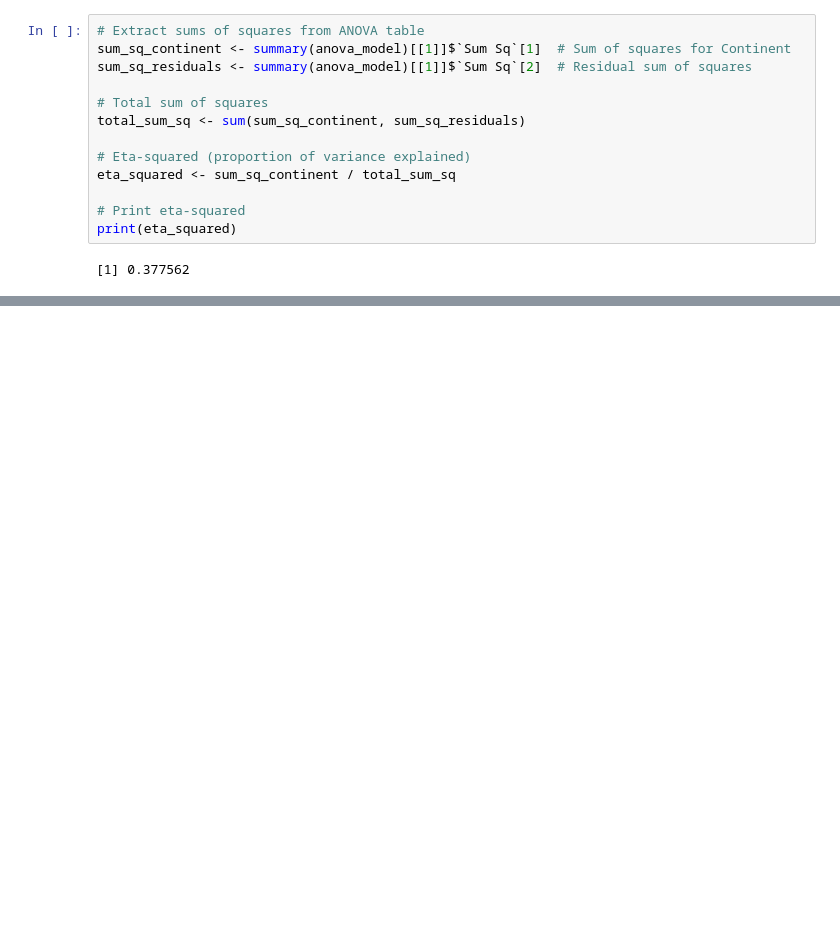
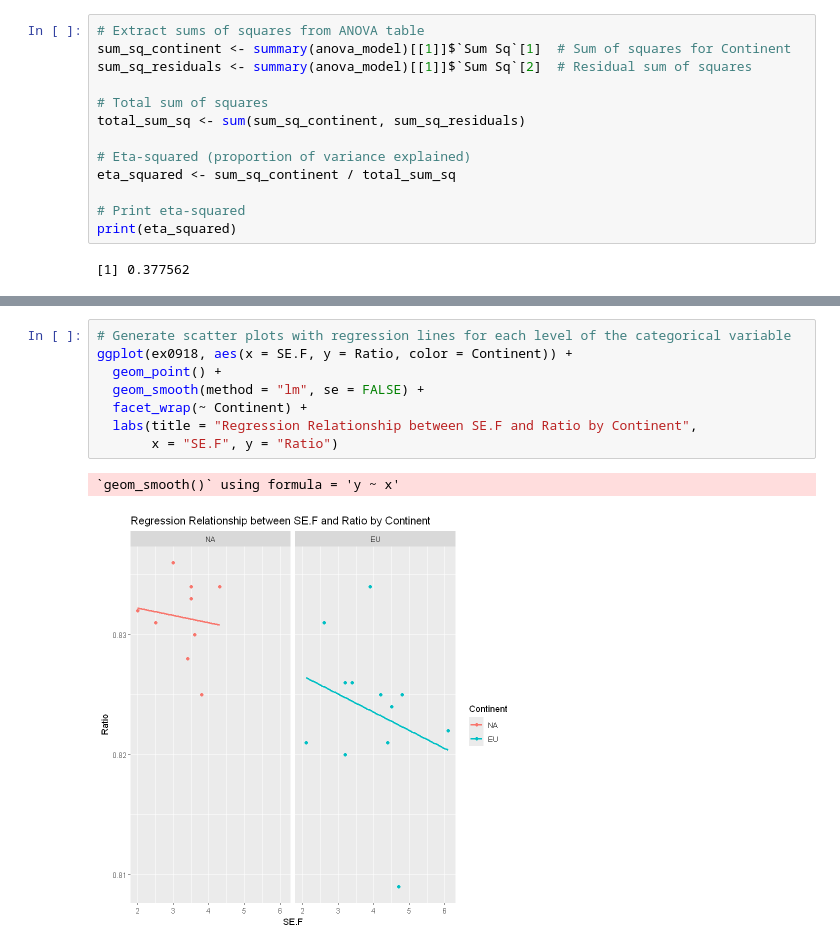
Before and after one commit to SychovaDaria/Prs, a Jupyter notebook: project 2/SP2.ipynb, the cells around one changed output, grey strips where cells are left out. Cells and saved outputs as stored; diff of their text form; blank space fills up the shorter version.

```diff
--- a/project 2/SP2.ipynb
+++ b/project 2/SP2.ipynb
@@ -284,0 +343,11 @@ Z předchozích dvou bodů máme 2 regresní modely: jeden zkoumá závislost vy
+# %%
+# Generate scatter plots with regression lines for each level of the categorical variable
+ggplot(ex0918, aes(x = SE.F, y = Ratio, color = Continent)) +
+  geom_point() +
+  geom_smooth(method = "lm", se = FALSE) +
+  facet_wrap(~ Continent) +
+  labs(title = "Regression Relationship between SE.F and Ratio by Continent",
+       x = "SE.F", y = "Ratio")
+# %% [output]
+`geom_smooth()` using formula = 'y ~ x'
+[figure, added]
```
Also changed, not shown: parts of 14 cells of this notebook.
